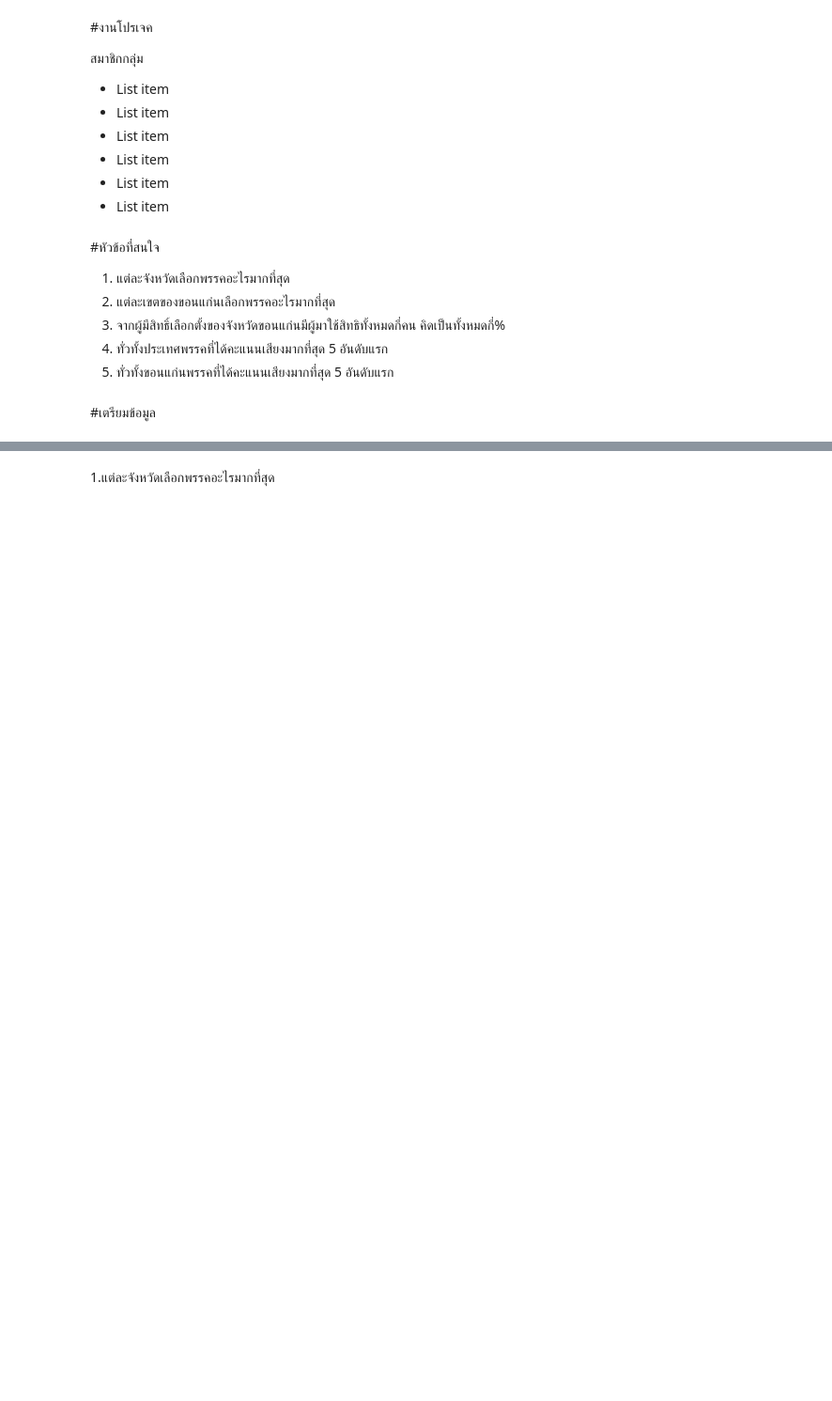
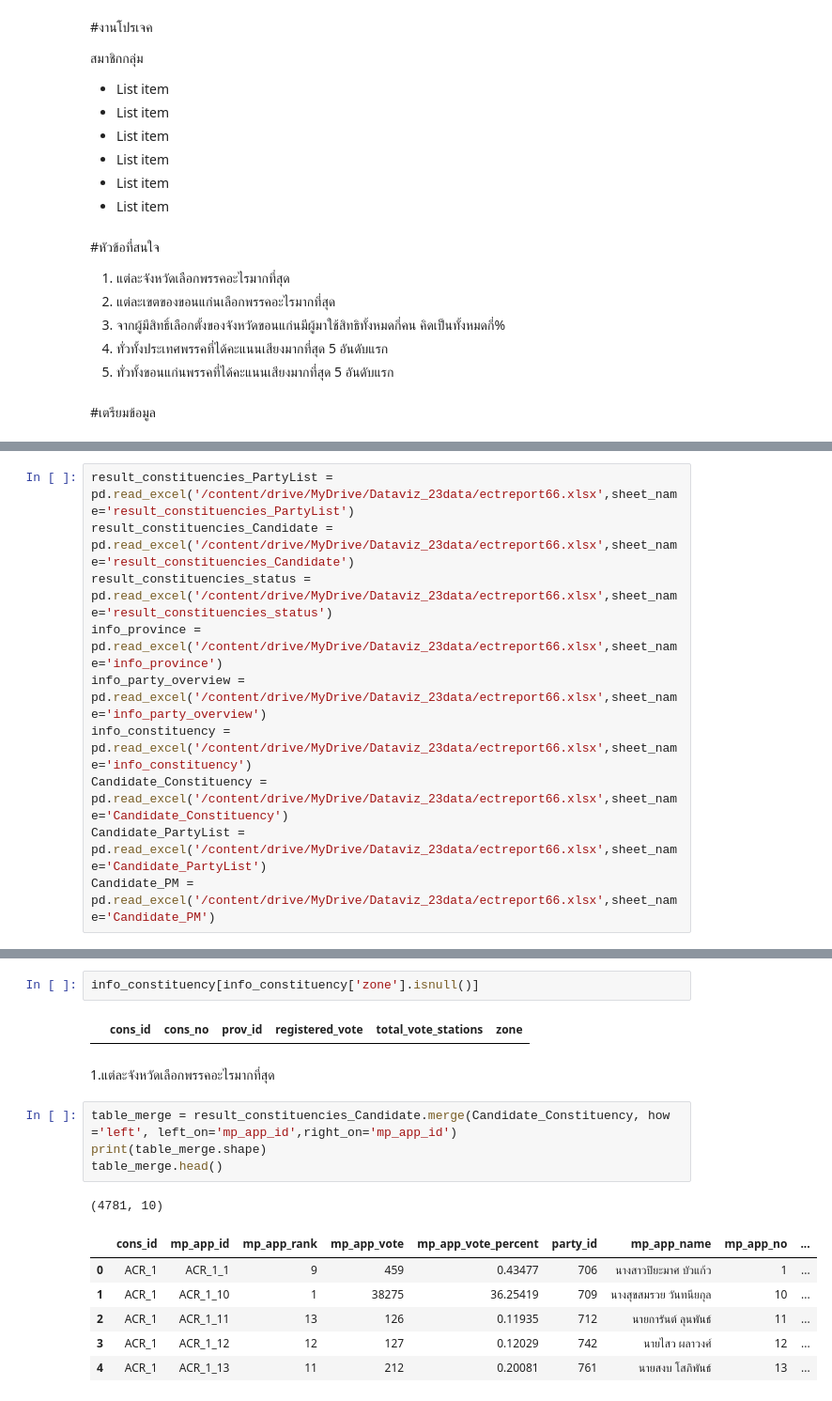
Before and after one commit to MOOwuttichai/python_dataviz2023, a Jupyter notebook: งานโปรเจค.ipynb, the cells around one changed output, grey strips where cells are left out. Shown: that part at 94% size. Cells and saved outputs as stored; diff of their text form; blank space fills up the shorter version.

```diff
--- a/งานโปรเจค.ipynb
+++ b/งานโปรเจค.ipynb
@@ -25,0 +29,10 @@ drive.mount('/content/drive') # เช็คว่าเชื่อมติด
+# %%
+result_constituencies_PartyList = pd.read_excel('/content/drive/MyDrive/Dataviz_23data/ectreport66.xlsx',sheet_name='result_constituencies_PartyList')
+result_constituencies_Candidate = pd.read_excel('/content/drive/MyDrive/Dataviz_23data/ectreport66.xlsx',sheet_name='result_constituencies_Candidate')
+result_constituencies_status = pd.read_excel('/content/drive/MyDrive/Dataviz_23data/ectreport66.xlsx',sheet_name='result_constituencies_status')
+info_province = pd.read_excel('/content/drive/MyDrive/Dataviz_23data/ectreport66.xlsx',sheet_name='info_province')
+info_party_overview = pd.read_excel('/content/drive/MyDrive/Dataviz_23data/ectreport66.xlsx',sheet_name='info_party_overview')
+info_constituency = pd.read_excel('/content/drive/MyDrive/Dataviz_23data/ectreport66.xlsx',sheet_name='info_constituency')
+Candidate_Constituency = pd.read_excel('/content/drive/MyDrive/Dataviz_23data/ectreport66.xlsx',sheet_name='Candidate_Constituency')
+Candidate_PartyList = pd.read_excel('/content/drive/MyDrive/Dataviz_23data/ectreport66.xlsx',sheet_name='Candidate_PartyList')
+Candidate_PM = pd.read_excel('/content/drive/MyDrive/Dataviz_23data/ectreport66.xlsx',sheet_name='Candidate_PM')
@@ -26,2 +69,18 @@ drive.mount('/content/drive') # เช็คว่าเชื่อมติด
+# %%
+info_constituency[info_constituency['zone'].isnull()]
+# %% [output]
+|  | cons_id | cons_no | prov_id | registered_vote | total_vote_stations | zone |
 # %% [markdown]
 1.แต่ละจังหวัดเลือกพรรคอะไรมากที่สุด
+# %%
+table_merge = result_constituencies_Candidate.merge(Candidate_Constituency, how ='left', left_on='mp_app_id',right_on='mp_app_id')
+print(table_merge.shape)
+table_merge.head()
+# %% [output]
+(4781, 10)
+|  | cons_id | mp_app_id | mp_app_rank | mp_app_vote | mp_app_vote_percent | party_id | mp_app_name | mp_app_no | ... |
+| 0 | ACR_1 | ACR_1_1 | 9 | 459 | 0.43477 | 706 | นางสาวปิยะมาศ บัวแก้ว | 1 | ... |
+| 1 | ACR_1 | ACR_1_10 | 1 | 38275 | 36.25419 | 709 | นางสุขสมรวย วันทนียกุล | 10 | ... |
+| 2 | ACR_1 | ACR_1_11 | 13 | 126 | 0.11935 | 712 | นายการันต์ ลุนพันธ์ | 11 | ... |
+| 3 | ACR_1 | ACR_1_12 | 12 | 127 | 0.12029 | 742 | นายไสว ผลาวงศ์ | 12 | ... |
+| 4 | ACR_1 | ACR_1_13 | 11 | 212 | 0.20081 | 761 | นายสงบ โสภิพันธ์ | 13 | ... |
```
Also changed, not shown: parts of 8 cells of this notebook.
